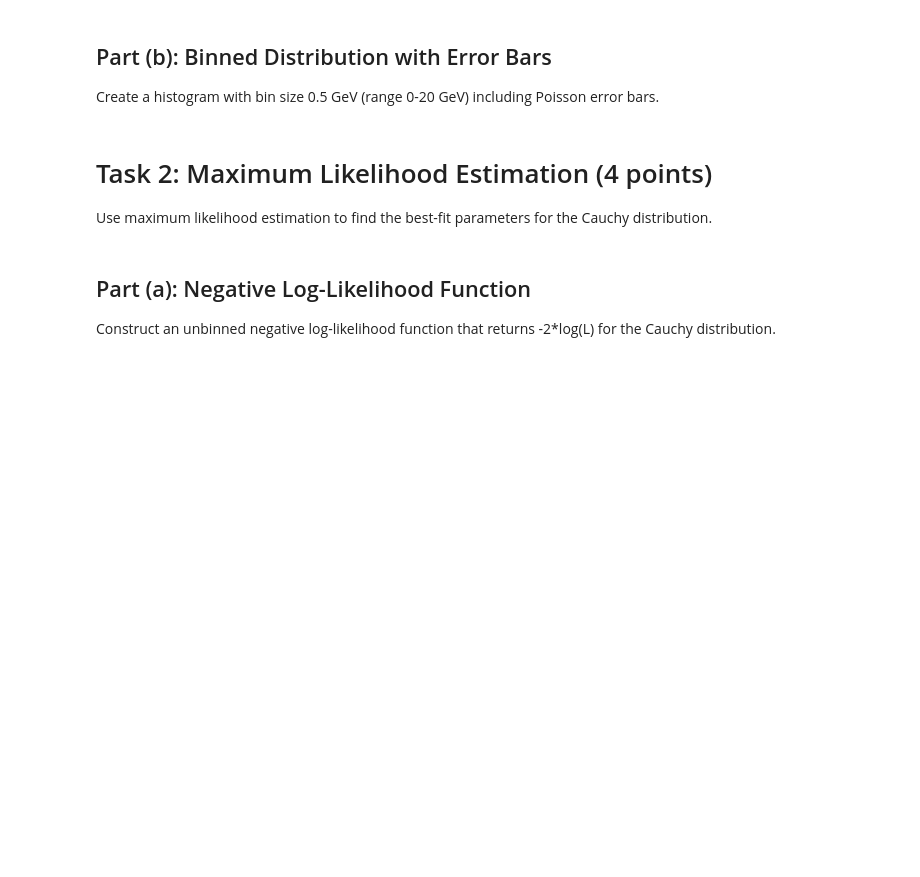
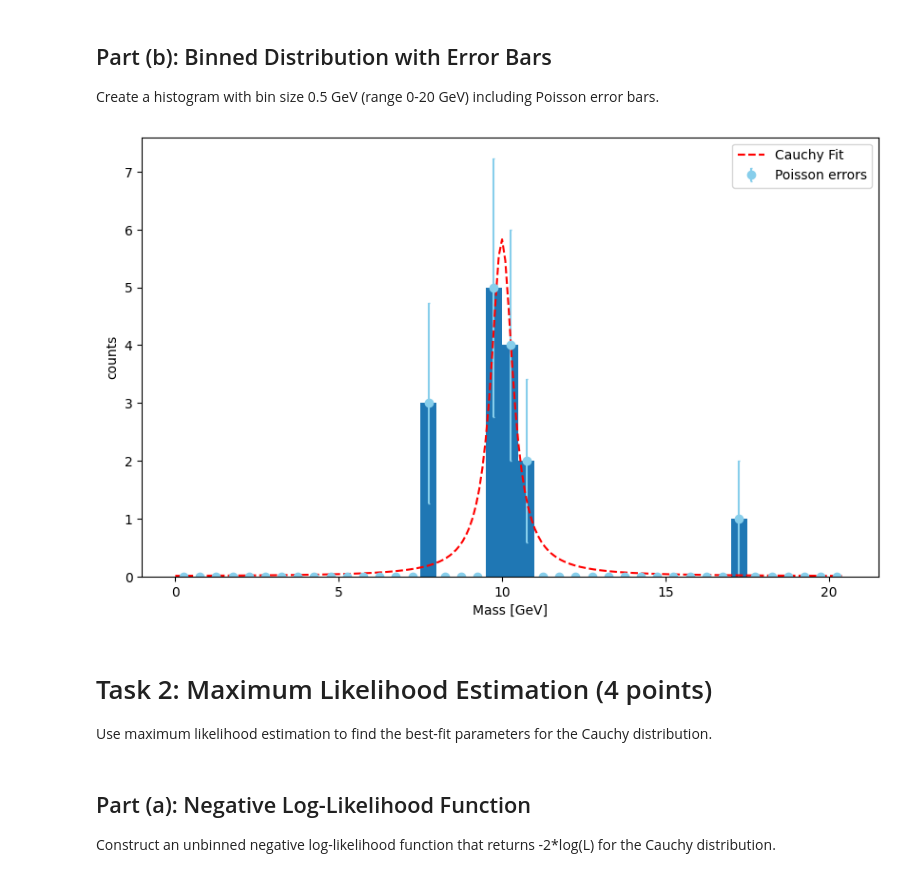
Before and after one commit to oeatmik/Phys434_Lab_1, a Jupyter notebook: lab_4_template.ipynb, the cells around one changed output. Saved outputs shown, nothing was run; the diff lists cells and outputs as text; code cells hidden in the pictures; blank space fills up the shorter version.

```diff
--- a/lab_4_template.ipynb
+++ b/lab_4_template.ipynb
@@ -44,7 +53,35 @@ Draw the unbinned mass distribution showing individual data points as a scatter
 Create a histogram with bin size 0.5 GeV (range 0-20 GeV) including Poisson error bars.
 # %%
 # TODO: Create histogram with error bars (use sqrt(N) for Poisson errors)
+
+binSize = 0.5
+# histogram params
+bins = np.arange(0, 21, binSize)
+counts, edges = np.histogram(mass, bins=bins)
+centers = 0.5 * (edges[:-1] + edges[1:]) # for errorbars
+
+errors = np.sqrt(counts)  # Poisson errors
+
+# plot
+fig, ax = plt.subplots(figsize=(10,6))
+ax.hist(edges[:-1], edges, weights=counts)
+ax.errorbar(centers, counts, yerr=errors, fmt='o', color='skyblue', capsize=1, label='Poisson errors')
+ax.set_xlabel("Mass [GeV]")
+ax.set_ylabel("counts")
+
+
 # TODO: Overplot your theoretical Cauchy PDF match histogram (scales from probability to expected counts per bin)
+
+loc, scale = cauchy.fit(mass)
+dist = cauchy(loc=loc, scale=scale)
+
+xx = np.arange(0, 20.5, 0.1) #dummy x
+yy = dist.pdf(xx) * (binSize * len(mass)) # scale factor for pdf -> count
+ax.plot(xx,yy, '--', color='r', label='Cauchy Fit')
+ax.legend()
+plt.show()
+# %% [output]
+[figure, added]
 # %% [markdown]
 # Task 2: Maximum Likelihood Estimation (4 points)
 
```
Also changed, not shown: parts of 3 cells of this notebook, 1 other file.
